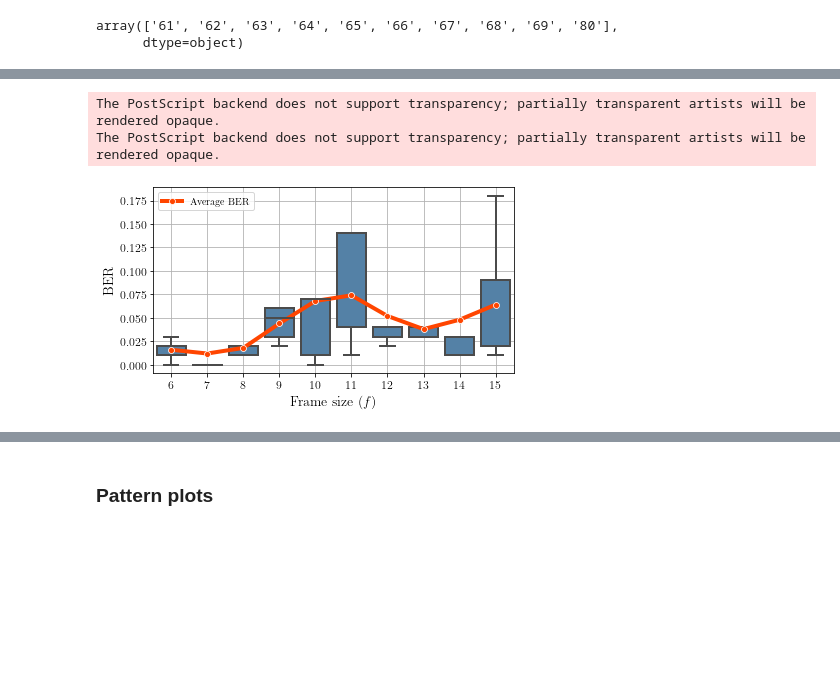
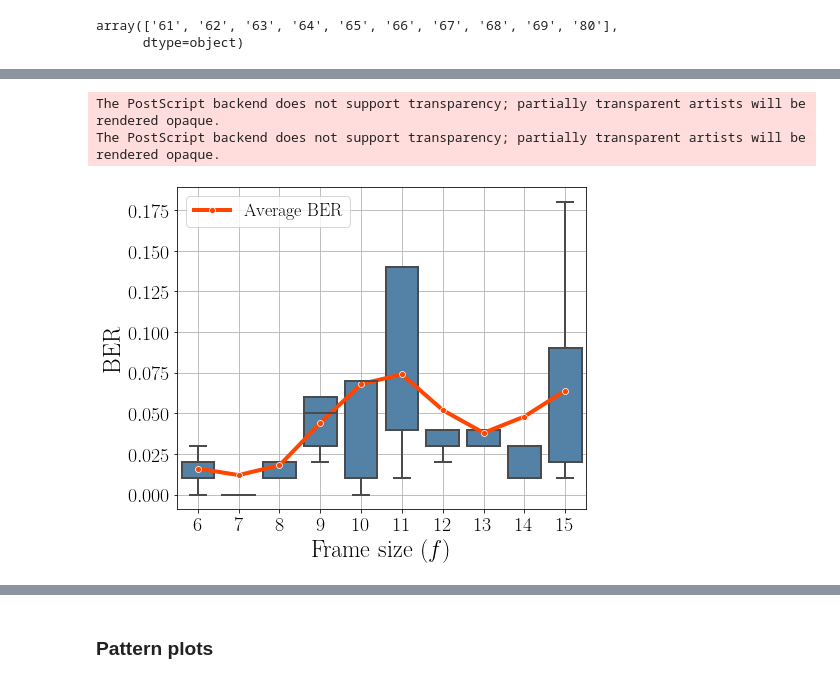
Before and after one commit to IMTAltiStudiLucca/mentalist, a Jupyter notebook: src/plotting.ipynb, the cells around one changed output, grey strips where cells are left out. Cells and saved outputs as stored; diff of their text form; code cells hidden in the pictures; blank space fills up the shorter version.

```diff
--- a/src/plotting.ipynb
+++ b/src/plotting.ipynb
@@ -1846,7 +1852,7 @@ gb_error_rates_cnn = df_error_rates_cnn.groupby('sim_n').agg(
     n_clients = pd.NamedAgg(column='n_clients', aggfunc='first'),
     n_channels=pd.NamedAgg(column='n_channels', aggfunc='first'))
 # %%
-fig, axs = plt.subplots(2,sharex=True,figsize=(6.5,5))
+fig, axs = plt.subplots(2,sharex=True,figsize=(7,5.5))
 
 sns.boxplot(x='n_channels', y='error_rate', data=df_error_rates, color='steelblue', linewidth=2, showfliers=False,ax=axs[0])
 sns.lineplot(x=gb_error_rates.n_channels-1,y=gb_error_rates.error_rate_mean,linewidth=4,color='orangered',label='Average BER',ax=axs[0],marker='o')
@@ -1868,25 +1874,25 @@ sns.lineplot(x=gb_error_rates_cnn.n_channels-1,y=gb_error_rates_cnn.error_rate_m
 #     if i == 4:
 #         axs[i].set_ylabel('Accuracy',fontdict=font)
 
-plt.xlabel('Number of channels ($k$)',fontsize=14,fontdict=font)
+plt.xlabel('Number of channels ($k$)',fontsize=24,fontdict=font)
 axs[0].set_xlabel('')
-axs[0].set_ylabel('BER',fontsize=14,fontdict=font)
-axs[1].set_ylabel('BER',fontsize=14,fontdict=font)
-plt.xticks(fontsize=12)
+axs[0].set_ylabel('BER',fontsize=24,fontdict=font)
+axs[1].set_ylabel('BER',fontsize=24,fontdict=font)
+plt.xticks(fontsize=20)
 handles, _ = axs[0].get_legend_handles_labels()
-axs[0].legend(handles, [r'Average BER $\tau=NN$'], loc="upper left")
+axs[0].legend(handles, [r'Average BER $\tau=NN$'], loc="lower right",fontsize=18)
 
 handles, _ = axs[1].get_legend_handles_labels()
-axs[1].legend(handles, [r'Average BER $\tau=CNN$'], loc="upper left")
+axs[1].legend(handles, [r'Average BER $\tau=CNN$'], loc="lower right",fontsize=18)
 
 
 #set the label format
-# label_format = '{:.2f}'
-# for i in range(0,2):
-#     ticks_loc = axs[i].get_yticks().tolist()
-#     axs[i].yaxis.set_major_locator(mticker.FixedLocator(ticks_loc))
-#     axs[i].set_yticklabels([label_format.format(x) for x in ticks_loc],fontsize=12)
-#     axs[0].set_yticklabels([label_format.format(x) for x in ticks_loc],fontsize=12)
+label_format = '{:.2f}'
+for i in range(0,2):
+    ticks_loc = axs[i].get_yticks().tolist()
+    axs[i].yaxis.set_major_locator(mticker.FixedLocator(ticks_loc))
+    axs[i].set_yticklabels([label_format.format(x) for x in ticks_loc],fontsize=18)
+    axs[i].set_yticklabels([label_format.format(x) for x in ticks_loc],fontsize=18)
 
 # axs[1].set_yticklabels(labels)
 
@@ -1979,43 +2004,44 @@ gb_error_rates.frame_size.unique()
 # %%
-plt.figure(figsize=[6, 3.375])
+plt.figure(figsize=(7,5.5))
 # sns.lineplot(x=gb_error_rates.frame_size,y=gb_error_rates.error_rate_mean,linewidth=4,color='orangered',label='Average BER',marker='o')
 # plt.xlabel('Frame size ($f$)',fontsize=14)
 # plt.ylabel('BER',fontsize=14)
 # plt.xticks(fontsize=12)
 # plt.yticks(fontsize=12)
 # # handles, _ = ax.get_legend_handles_labels()
 # # ax.legend(handles, ['$n_c$ = 10','$n_c$ = 50'], loc="upper center")
 # plt.grid()
 # plt.tight_layout()
 
 # sns.lineplot(x=gb_error_rates.frame_size,y=gb_error_rates.error_rate_mean,linewidth=4,ax=ax,color='orangered',label='Average BER',marker='o')
 # plt.show()
 
 # font = {'family': 'Times New Roman',
 #         'color': 'black',
 #         'weight': 'normal',
 #         'size': 12,
 #         }
 ax = sns.boxplot(x='frame_size', y='error_rate', data=df_error_rates, color='steelblue', linewidth=2, showfliers=False)
 sns.lineplot(x=gb_error_rates.frame_size-6,y=gb_error_rates.error_rate_mean,linewidth=4,ax=ax,color='orangered',label='Average BER',marker='o')
 # plt.plot(range(6,16),gb_error_rates.error_rate_mean,linewidth=4,color='orangered',label='Average BER',marker='o')
-plt.xlabel('Frame size ($f$)',fontsize=14)
-plt.ylabel('BER',fontsize=14)
-plt.xticks(fontsize=12)
-plt.yticks(fontsize=12)
+plt.xlabel('Frame size ($f$)',fontsize=24)
+plt.ylabel('BER',fontsize=24)
+plt.xticks(fontsize=20)
+plt.yticks(fontsize=20)
+plt.legend(loc='best',fontsize=18)
 # handles, _ = ax.get_legend_handles_labels()
 # ax.legend(handles, ['$n_c$ = 10','$n_c$ = 50'], loc="upper center")
 plt.grid()
 plt.tight_layout()
 plt.savefig('plots/error-rate-probability-frame_w_a.png', dpi=300)
 plt.savefig('plots/error-rate-probability-frame_w_a.svg', dpi=300)
 plt.savefig('plots/error-rate-probability-frame_w_a.eps', dpi=300)
 plt.savefig('plots/error-rate-probability-frame_w_a.pdf', dpi=300)
 plt.show()
 # %% [output]
 The PostScript backend does not support transparency; partially transparent artists will be rendered opaque.
 The PostScript backend does not support transparency; partially transparent artists will be rendered opaque.
-[figure, old version]
+[figure, new version]
 # %%
 sim_id_label = list(simulation_table[(simulation_table['Simulation #'] > 100) & (simulation_table['Simulation #'] < 111) ]['Simulation #'].unique())
 
```
Also changed, not shown: parts of 14 cells of this notebook, 3 other files.
